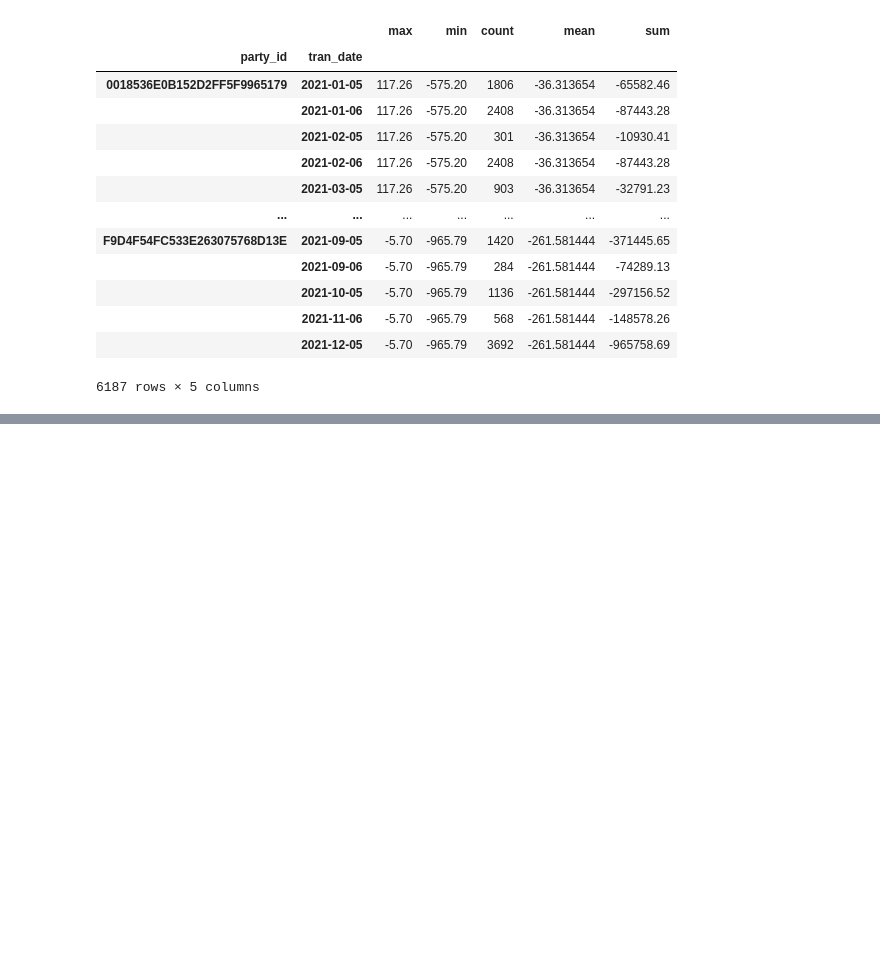
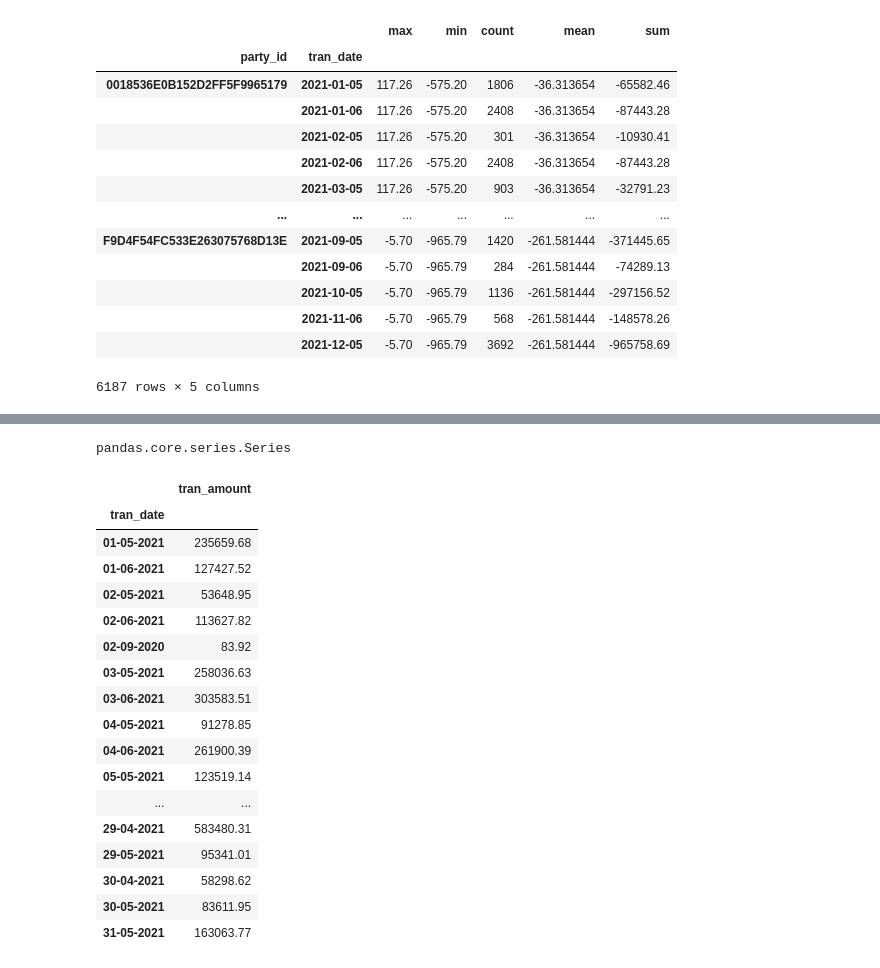
Before and after one commit to klnsuman/H2H, a Jupyter notebook: 01.Model_Cust_Segmentation.ipynb, the cells around one changed output, grey strips where cells are left out. Saved outputs shown, nothing was run; the diff lists cells and outputs as text; code cells hidden in the pictures; blank space fills up the shorter version.

```diff
--- a/01.Model_Cust_Segmentation.ipynb
+++ b/01.Model_Cust_Segmentation.ipynb
@@ -1266,0 +1332,4 @@ df_c1.groupby(['party_id','tran_date'])['tran_val'].agg(['max','min','count','me
+# %%
+df_cards_data[].groupby('tran_date'))['tran_amount']
+# %% [output]
+pandas.core.series.Series
@@ -1266,0 +1340,21 @@ df_c1.groupby(['party_id','tran_date'])['tran_val'].agg(['max','min','count','me
+# %%
+tran_sum_amts.reset_index())
+# %% [output]
+|  | tran_amount |
+| tran_date |  |
+| 01-05-2021 | 235659.68 |
+| 01-06-2021 | 127427.52 |
+| 02-05-2021 | 53648.95 |
+| 02-06-2021 | 113627.82 |
+| 02-09-2020 | 83.92 |
+| 03-05-2021 | 258036.63 |
+| 03-06-2021 | 303583.51 |
+| 04-05-2021 | 91278.85 |
+| 04-06-2021 | 261900.39 |
+| 05-05-2021 | 123519.14 |
+| ... | ... |
+| 29-04-2021 | 583480.31 |
+| 29-05-2021 | 95341.01 |
+| 30-04-2021 | 58298.62 |
+| 30-05-2021 | 83611.95 |
+| 31-05-2021 | 163063.77 |
```
Also changed, not shown: parts of 11 cells of this notebook.
